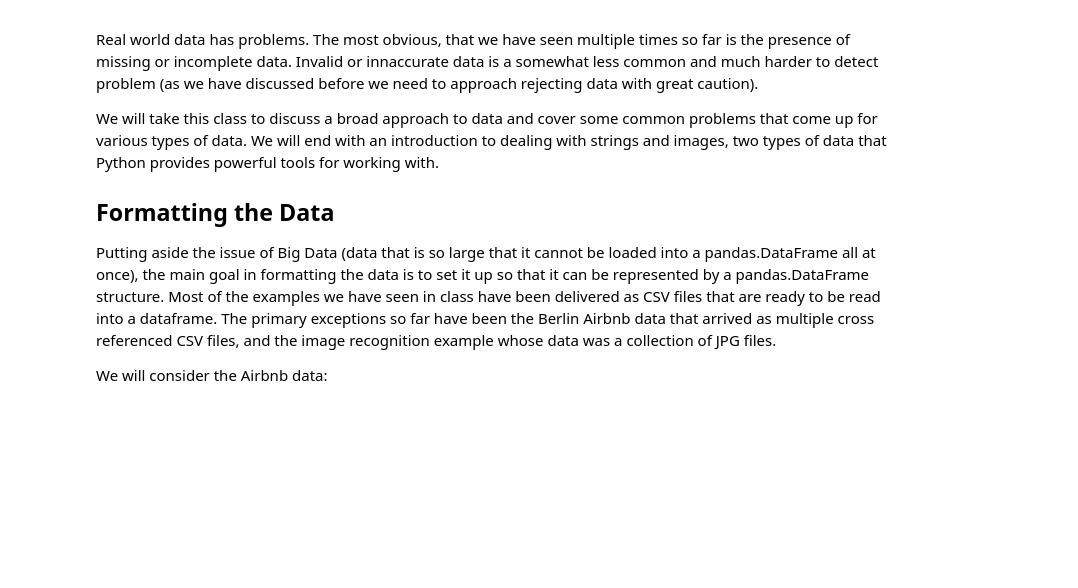
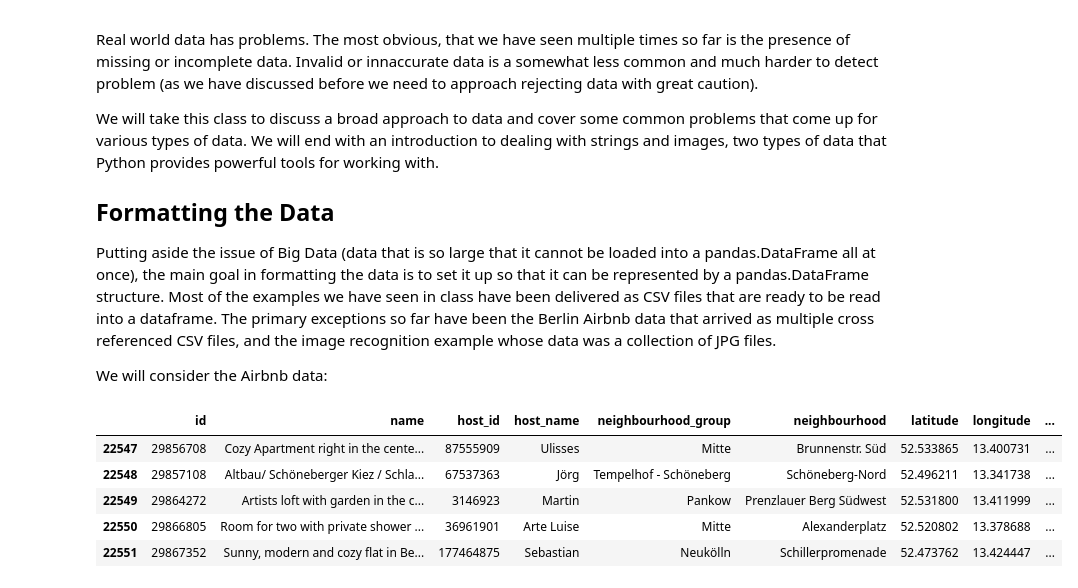
Before and after one commit to virgilpierce/STAT_411, a Jupyter notebook: 4 - Wrangling and Cross Validation.ipynb, the cells around one changed output. Cells and saved outputs as stored; diff of their text form; code cells hidden in the pictures; blank space fills up the shorter version.

```diff
--- a/4 - Wrangling and Cross Validation.ipynb
+++ b/4 - Wrangling and Cross Validation.ipynb
@@ -12,0 +33,9 @@ We will consider the Airbnb data:
+# %%
+listings.tail()
+# %% [output]
+|  | id | name | host_id | host_name | neighbourhood_group | neighbourhood | latitude | longitude | ... |
+| 22547 | 29856708 | Cozy Apartment right in the cente... | 87555909 | Ulisses | Mitte | Brunnenstr. Süd | 52.533865 | 13.400731 | ... |
+| 22548 | 29857108 | Altbau/ Schöneberger Kiez / Schla... | 67537363 | Jörg | Tempelhof - Schöneberg | Schöneberg-Nord | 52.496211 | 13.341738 | ... |
+| 22549 | 29864272 | Artists loft with garden in the c... | 3146923 | Martin | Pankow | Prenzlauer Berg Südwest | 52.531800 | 13.411999 | ... |
+| 22550 | 29866805 | Room for two with private shower ... | 36961901 | Arte Luise | Mitte | Alexanderplatz | 52.520802 | 13.378688 | ... |
+| 22551 | 29867352 | Sunny, modern and cozy flat in Be... | 177464875 | Sebastian | Neukölln | Schillerpromenade | 52.473762 | 13.424447 | ... |
```
Also changed, not shown: parts of 25 cells of this notebook, 1 other file.
